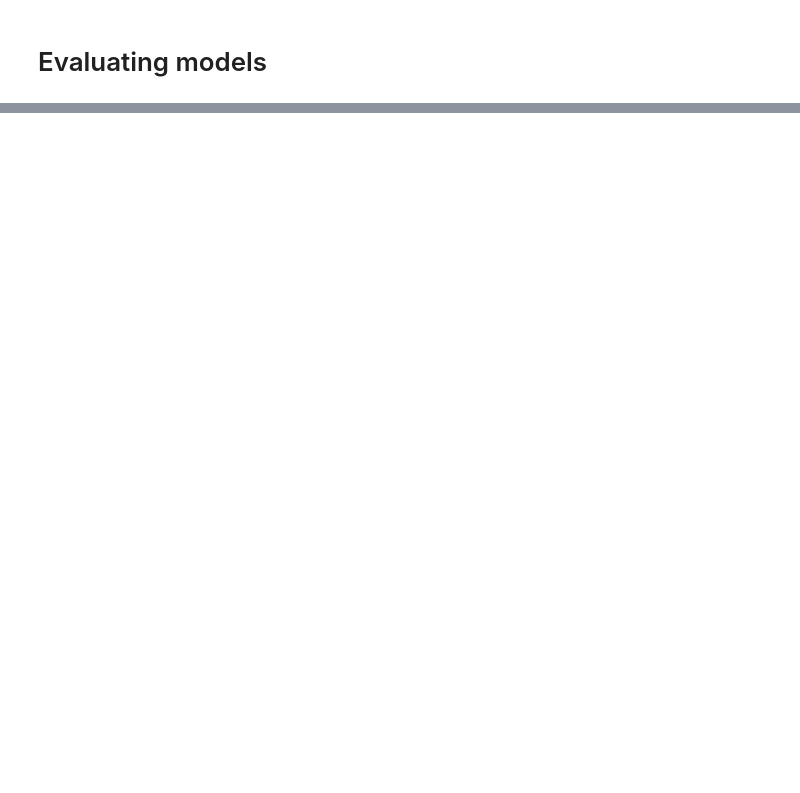
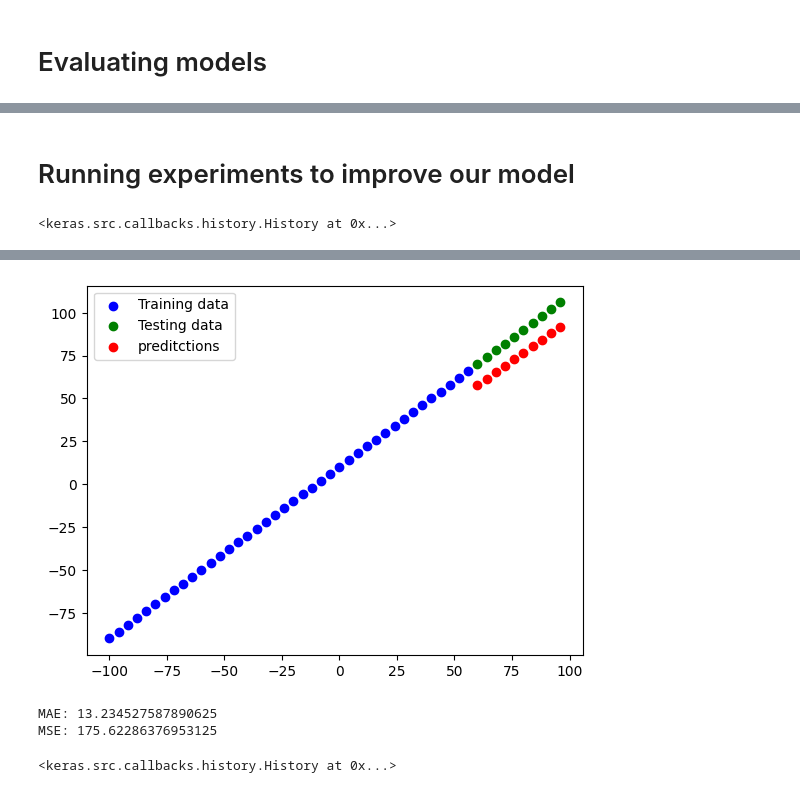
Before and after one commit to Zuhair0000/tensorflow_bootcamp, a Jupyter notebook: 01_neural_network_regression_with_tensorflow.ipynb, the cells around one changed output, grey strips where cells are left out. Cells and saved outputs as stored; diff of their text form; code cells hidden in the pictures; blank space fills up the shorter version.

```diff
--- a/01_neural_network_regression_with_tensorflow.ipynb
+++ b/01_neural_network_regression_with_tensorflow.ipynb
@@ -212,0 +213,18 @@ MSE: 12.629846572875977
+# %% [markdown]
+# Running experiments to improve our model
+# %%
+tf.random.set_seed(42)
+
+model_1 = tf.keras.Sequential([
+    tf.keras.layers.Dense(1, input_shape=[1])
+])
+
+model_1.compile(loss='mae', optimizer='SGD', metrics=['mae'])
+
+model_1.fit(X_train, y_train, epochs=100, verbose=0)
+# %% [output]
+<keras.src.callbacks.history.History at 0x...>
+# %%
+y_pred_1 = model_1.predict(X_test)
+plot_predictions(predictions=y_pred_1)
+# %% [output]
@@ -212,0 +233,22 @@ MSE: 12.629846572875977
+[figure, added]
+# %%
+from sklearn.metrics import mean_absolute_error, mean_squared_error
+
+print("MAE:", mean_absolute_error(y_test, y_pred_1))
+print("MSE:", mean_squared_error(y_test, y_pred_1))
+# %% [output]
+MAE: 13.234527587890625
+MSE: 175.62286376953125
+# %%
+tf.random.set_seed(42)
+
+model_2 = tf.keras.Sequential([
+    tf.keras.layers.Dense(10, input_shape=[1]),
+    tf.keras.layers.Dense(1),
+])
+
+model_2.compile(loss='mae', optimizer='SGD', metrics=['mae'])
+
+model_2.fit(X_train, y_train, epochs=100, verbose=0)
+# %% [output]
+<keras.src.callbacks.history.History at 0x...>
```
Also changed, not shown: parts of 18 cells of this notebook.
